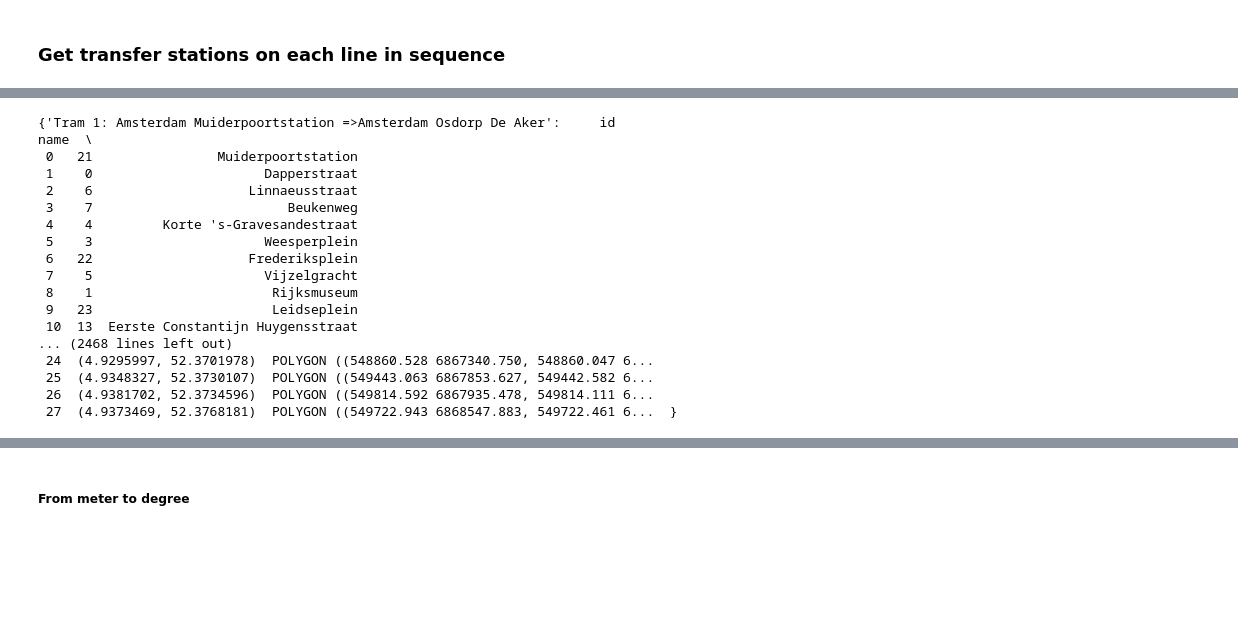
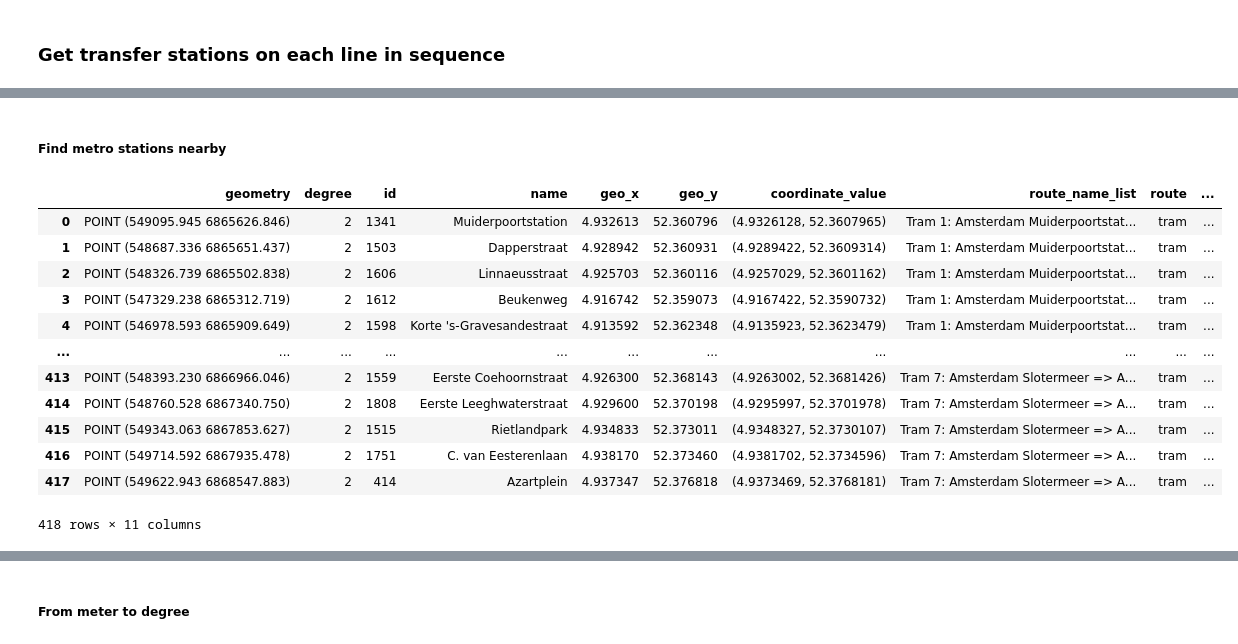
Before and after one commit to SYuGao/uvmt, a Jupyter notebook: notebooks/transfer2_all_amsterdam.ipynb, the cells around one changed output, grey strips where cells are left out. Cells and saved outputs as stored; diff of their text form; code cells hidden in the pictures; blank space fills up the shorter version.

```diff
--- a/notebooks/transfer2_all_amsterdam.ipynb
+++ b/notebooks/transfer2_all_amsterdam.ipynb
@@ -795,21 +760,18 @@ sub_order_route_dict_with_buffers
-# %%
-city_tram_order_route_dict_with_buffers = order_route_dict_with_buffer(city_tram_order_route_dict,buffer_radius)
-city_tram_order_route_dict_with_buffers
-# %% [output]
-{'Tram 1: Amsterdam Muiderpoortstation =>Amsterdam Osdorp De Aker':     id                              name  \
- 0   21                Muiderpoortstation
- 1    0                      Dapperstraat
- 2    6                    Linnaeusstraat
- 3    7                         Beukenweg
- 4    4         Korte 's-Gravesandestraat
- 5    3                      Weesperplein
- 6   22                    Frederiksplein
- 7    5                      Vijzelgracht
- 8    1                       Rijksmuseum
- 9   23                       Leidseplein
- 10  13  Eerste Constantijn Huygensstraat
-... (2468 lines left out)
- 24  (4.9295997, 52.3701978)  POLYGON ((548860.528 6867340.750, 548860.047 6...
- 25  (4.9348327, 52.3730107)  POLYGON ((549443.063 6867853.627, 549442.582 6...
- 26  (4.9381702, 52.3734596)  POLYGON ((549814.592 6867935.478, 549814.111 6...
- 27  (4.9373469, 52.3768181)  POLYGON ((549722.943 6868547.883, 549722.461 6...  }
+# %% [markdown]
+##### Find metro stations nearby
+# %%
+city_tram_new_nodes
+# %% [output]
+|  | geometry | degree | id | name | geo_x | geo_y | coordinate_value | route_name_list | route | ... |
+| 0 | POINT (549095.945 6865626.846) | 2 | 1341 | Muiderpoortstation | 4.932613 | 52.360796 | (4.9326128, 52.3607965) | Tram 1: Amsterdam Muiderpoortstat... | tram | ... |
+| 1 | POINT (548687.336 6865651.437) | 2 | 1503 | Dapperstraat | 4.928942 | 52.360931 | (4.9289422, 52.3609314) | Tram 1: Amsterdam Muiderpoortstat... | tram | ... |
+| 2 | POINT (548326.739 6865502.838) | 2 | 1606 | Linnaeusstraat | 4.925703 | 52.360116 | (4.9257029, 52.3601162) | Tram 1: Amsterdam Muiderpoortstat... | tram | ... |
+| 3 | POINT (547329.238 6865312.719) | 2 | 1612 | Beukenweg | 4.916742 | 52.359073 | (4.9167422, 52.3590732) | Tram 1: Amsterdam Muiderpoortstat... | tram | ... |
+| 4 | POINT (546978.593 6865909.649) | 2 | 1598 | Korte 's-Gravesandestraat | 4.913592 | 52.362348 | (4.9135923, 52.3623479) | Tram 1: Amsterdam Muiderpoortstat... | tram | ... |
+| ... | ... | ... | ... | ... | ... | ... | ... | ... | ... | ... |
+| 413 | POINT (548393.230 6866966.046) | 2 | 1559 | Eerste Coehoornstraat | 4.926300 | 52.368143 | (4.9263002, 52.3681426) | Tram 7: Amsterdam Slotermeer => A... | tram | ... |
+| 414 | POINT (548760.528 6867340.750) | 2 | 1808 | Eerste Leeghwaterstraat | 4.929600 | 52.370198 | (4.9295997, 52.3701978) | Tram 7: Amsterdam Slotermeer => A... | tram | ... |
+| 415 | POINT (549343.063 6867853.627) | 2 | 1515 | Rietlandpark | 4.934833 | 52.373011 | (4.9348327, 52.3730107) | Tram 7: Amsterdam Slotermeer => A... | tram | ... |
+| 416 | POINT (549714.592 6867935.478) | 2 | 1751 | C. van Eesterenlaan | 4.938170 | 52.373460 | (4.9381702, 52.3734596) | Tram 7: Amsterdam Slotermeer => A... | tram | ... |
+| 417 | POINT (549622.943 6868547.883) | 2 | 414 | Azartplein | 4.937347 | 52.376818 | (4.9373469, 52.3768181) | Tram 7: Amsterdam Slotermeer => A... | tram | ... |
+418 rows × 11 columns
```
Also changed, not shown: parts of 13 cells of this notebook.
